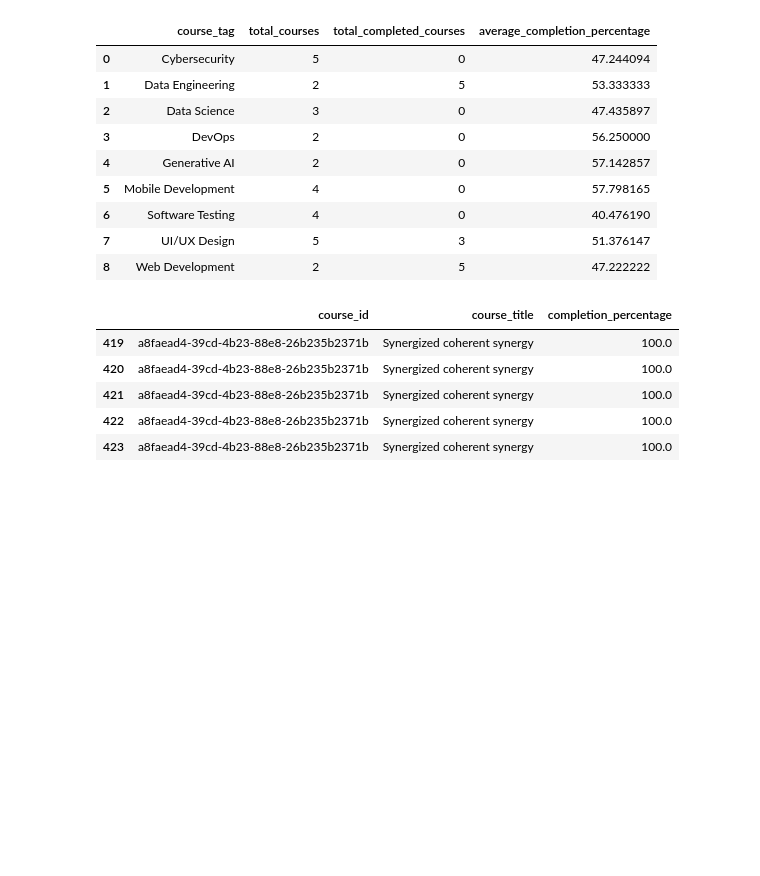
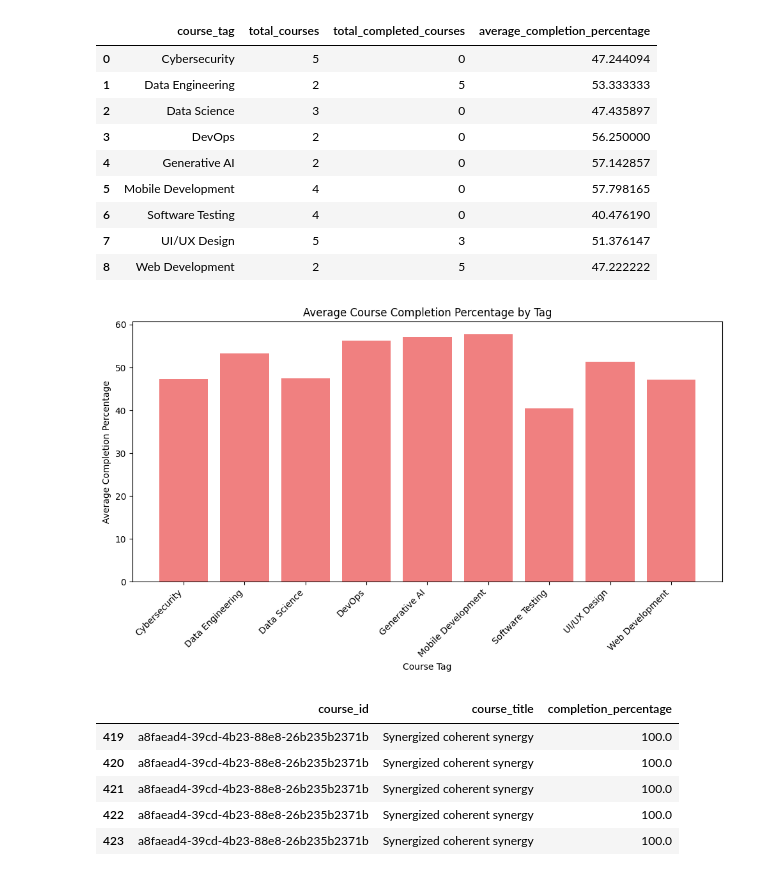
Before and after one commit to vikasreddy1406/Course_completion_project, a Jupyter notebook: data_engineering/data_report_script.ipynb, the cells around one changed output. Drawn from its saved outputs; the diff is of its cells as text; code cells hidden in the pictures; blank space fills up the shorter version.

```diff
--- a/data_engineering/data_report_script.ipynb
+++ b/data_engineering/data_report_script.ipynb
@@ -346,6 +360,23 @@ display(course_completion_by_tag)
 | 6 | Software Testing | 4 | 0 | 40.476190 |
 | 7 | UI/UX Design | 5 | 3 | 51.376147 |
 | 8 | Web Development | 2 | 5 | 47.222222 |
+# %%
+plt.figure(figsize=(10, 6))
+plt.bar(course_completion_by_tag['course_tag'], course_completion_by_tag['average_completion_percentage'], color='lightcoral')
+
+
+plt.xlabel('Course Tag')
+plt.ylabel('Average Completion Percentage')
+plt.title('Average Course Completion Percentage by Tag')
+
+
+plt.xticks(rotation=45, ha='right')
+
+
+plt.tight_layout()
+plt.show()
+# %% [output]
+[figure, added]
 # %%
 top_5_courses = final_df.nlargest(10, 'completion_percentage')
 
```
Also changed, not shown: parts of 3 cells of this notebook, 2 other files.
